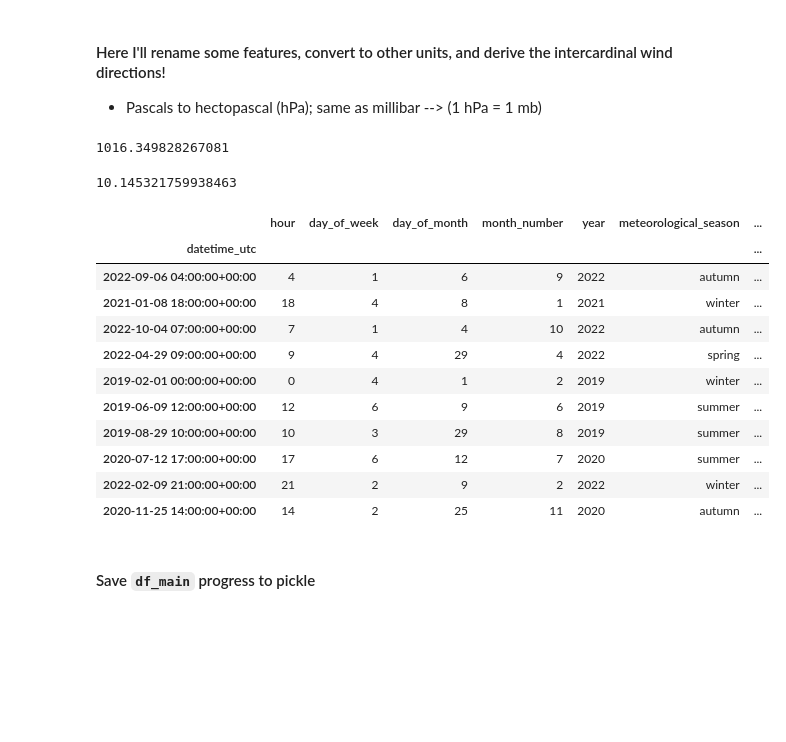
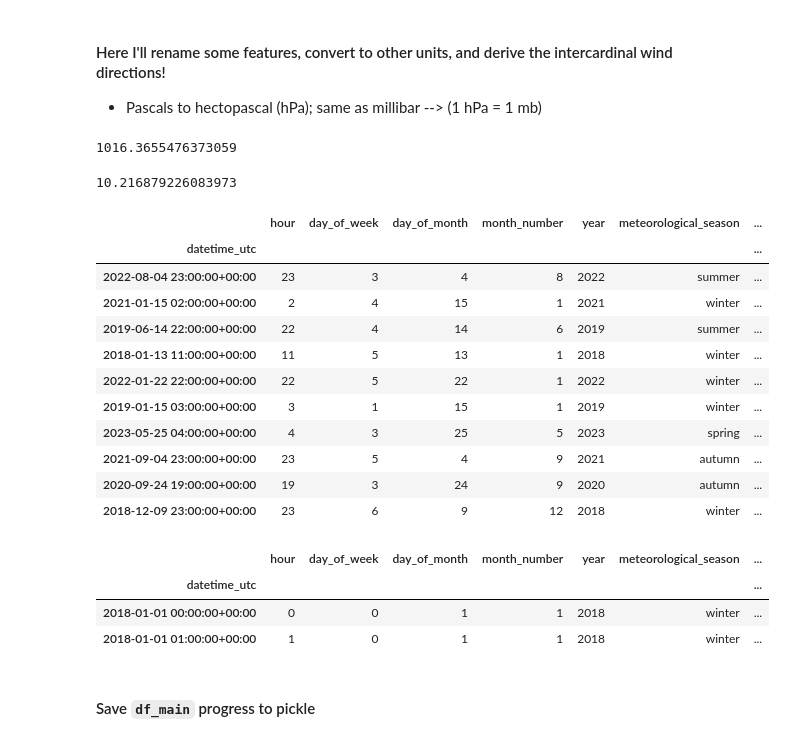
Before and after one commit to meteoviz/wind_power_forecasting_germany, a Jupyter notebook: notebooks/ML_dataframe.ipynb, the cells around one changed output. Drawn from its saved outputs; the diff is of its cells as text; code cells hidden in the pictures; blank space fills up the shorter version.

```diff
--- a/notebooks/ML_dataframe.ipynb
+++ b/notebooks/ML_dataframe.ipynb
@@ -633,7 +634,7 @@ df_main.set_index('datetime_utc', inplace=True)
 # %% [markdown]
 #### Read in latest ERA5 dataset that I've combined, subsetted, and with the new data vars I derived
 # %%
-ds = xr.open_dataset(data_path.joinpath('ERA5').joinpath('era5_combined_subset_derived.nc'))
+ds = xr.open_dataset(data_path.joinpath('ERA5').joinpath('era5_combined_subset_derived_dropped_masked.nc'))
 ds.data_vars
 # %% [output]
 Data variables:
@@ -751,4 +748,8 @@ df_main.rename(columns={
     't2m': 'temp_2m_celsius',
 }, inplace=True)
 # %%
-# Convert Pascals to hPA
+# Convert Pascals to hPA/mb
+df_main['mean_sea_level_pressure_mb'] = df_main['mean_sea_level_pressure_mb'].apply(lambda pressure: pressure / 100)
+df_main['mean_sea_level_pressure_mb'].mean()
+# %% [output]
+1016.3655476373059
@@ -757,27 +756,31 @@ df_main['mean_sea_level_pressure_mb'] = df_main['mean_sea_level_pressure_mb'].ap
-# %%
-df_main['mean_sea_level_pressure_mb'].mean()
-# %% [output]
-1016.349828267081
 # %%
+# Convert Kelvin to Celsius
 df_main['temp_2m_celsius'] = df_main['temp_2m_celsius'].apply(lambda temp: temp - 273.15)
 df_main['temp_2m_celsius'].mean()
 # %% [output]
-10.145321759938463
+10.216879226083973
 # %%
 df_main.sample(10)
 # %% [output]
 |  | hour | day_of_week | day_of_month | month_number | year | meteorological_season | ... |
 | datetime_utc |  |  |  |  |  |  | ... |
-| 2022-09-06 04:00:00+00:00 | 4 | 1 | 6 | 9 | 2022 | autumn | ... |
-| 2021-01-08 18:00:00+00:00 | 18 | 4 | 8 | 1 | 2021 | winter | ... |
-| 2022-10-04 07:00:00+00:00 | 7 | 1 | 4 | 10 | 2022 | autumn | ... |
-| 2022-04-29 09:00:00+00:00 | 9 | 4 | 29 | 4 | 2022 | spring | ... |
-| 2019-02-01 00:00:00+00:00 | 0 | 4 | 1 | 2 | 2019 | winter | ... |
-| 2019-06-09 12:00:00+00:00 | 12 | 6 | 9 | 6 | 2019 | summer | ... |
-| 2019-08-29 10:00:00+00:00 | 10 | 3 | 29 | 8 | 2019 | summer | ... |
-| 2020-07-12 17:00:00+00:00 | 17 | 6 | 12 | 7 | 2020 | summer | ... |
-| 2022-02-09 21:00:00+00:00 | 21 | 2 | 9 | 2 | 2022 | winter | ... |
-| 2020-11-25 14:00:00+00:00 | 14 | 2 | 25 | 11 | 2020 | autumn | ... |
+| 2022-08-04 23:00:00+00:00 | 23 | 3 | 4 | 8 | 2022 | summer | ... |
+| 2021-01-15 02:00:00+00:00 | 2 | 4 | 15 | 1 | 2021 | winter | ... |
+| 2019-06-14 22:00:00+00:00 | 22 | 4 | 14 | 6 | 2019 | summer | ... |
+| 2018-01-13 11:00:00+00:00 | 11 | 5 | 13 | 1 | 2018 | winter | ... |
+| 2022-01-22 22:00:00+00:00 | 22 | 5 | 22 | 1 | 2022 | winter | ... |
+| 2019-01-15 03:00:00+00:00 | 3 | 1 | 15 | 1 | 2019 | winter | ... |
+| 2023-05-25 04:00:00+00:00 | 4 | 3 | 25 | 5 | 2023 | spring | ... |
+| 2021-09-04 23:00:00+00:00 | 23 | 5 | 4 | 9 | 2021 | autumn | ... |
+| 2020-09-24 19:00:00+00:00 | 19 | 3 | 24 | 9 | 2020 | autumn | ... |
+| 2018-12-09 23:00:00+00:00 | 23 | 6 | 9 | 12 | 2018 | winter | ... |
+# %%
+df_main.head(2)
+# %% [output]
+|  | hour | day_of_week | day_of_month | month_number | year | meteorological_season | ... |
+| datetime_utc |  |  |  |  |  |  | ... |
+| 2018-01-01 00:00:00+00:00 | 0 | 0 | 1 | 1 | 2018 | winter | ... |
+| 2018-01-01 01:00:00+00:00 | 1 | 0 | 1 | 1 | 2018 | winter | ... |
 # %% [markdown]
 #### Save `df_main` progress to pickle
 # %%
```
Also changed, not shown: parts of 27 cells of this notebook, 2 other files.
